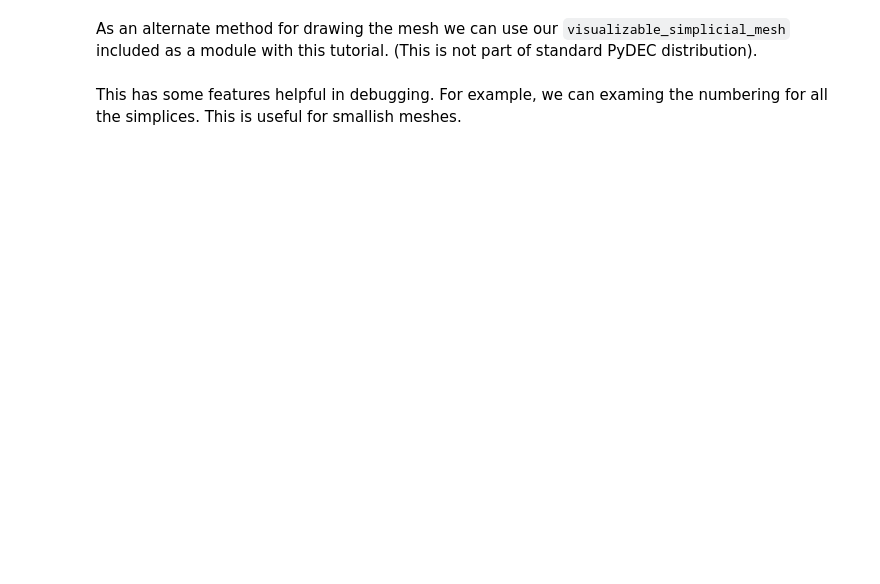
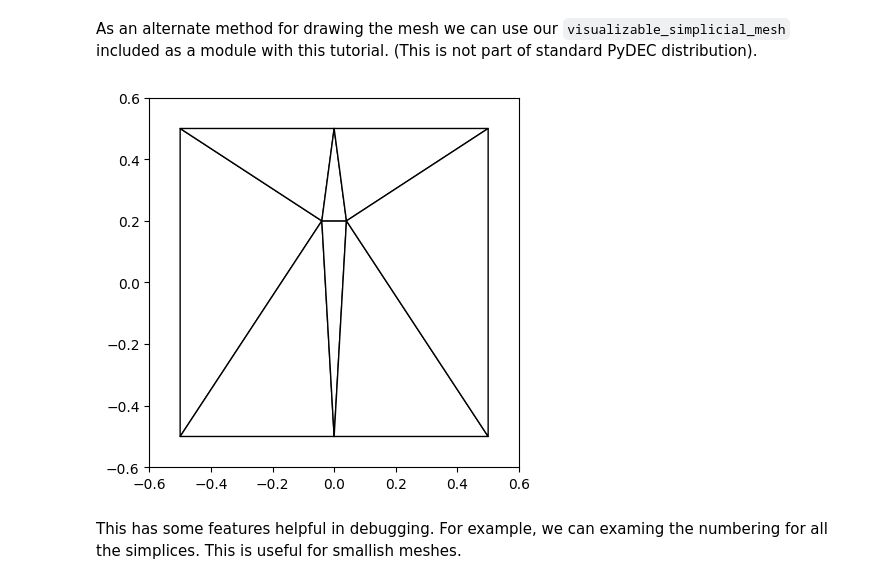
Before and after one commit to discrete-exterior-calculus/dec-icts-2025, a Jupyter notebook: PyDEC-intro.ipynb, the cells around one changed output. Cells and saved outputs as stored; diff of their text form; code cells hidden in the pictures; blank space fills up the shorter version.

```diff
--- a/PyDEC-intro.ipynb
+++ b/PyDEC-intro.ipynb
@@ -19,6 +43,12 @@ Now draw the mesh created above using `matplotlib`
 As an alternate method for drawing the mesh we can use our `visualizable_simplicial_mesh` included as a module with this tutorial. (This is not part of standard PyDEC distribution).
 # %%
 # Draw mesh using visualizable simplicial mesh
+from vismesh import visualizable_simplicial_mesh
+
+vm = visualizable_simplicial_mesh((vertices, triangles))
+vm.draw()
+# %% [output]
+[figure, added]
 # %% [markdown]
 This has some features helpful in debugging. For example, we can examing the numbering for all the simplices. This is useful for smallish meshes.
 # %%
```
Also changed, not shown: parts of 4 cells of this notebook, 4 other files.
